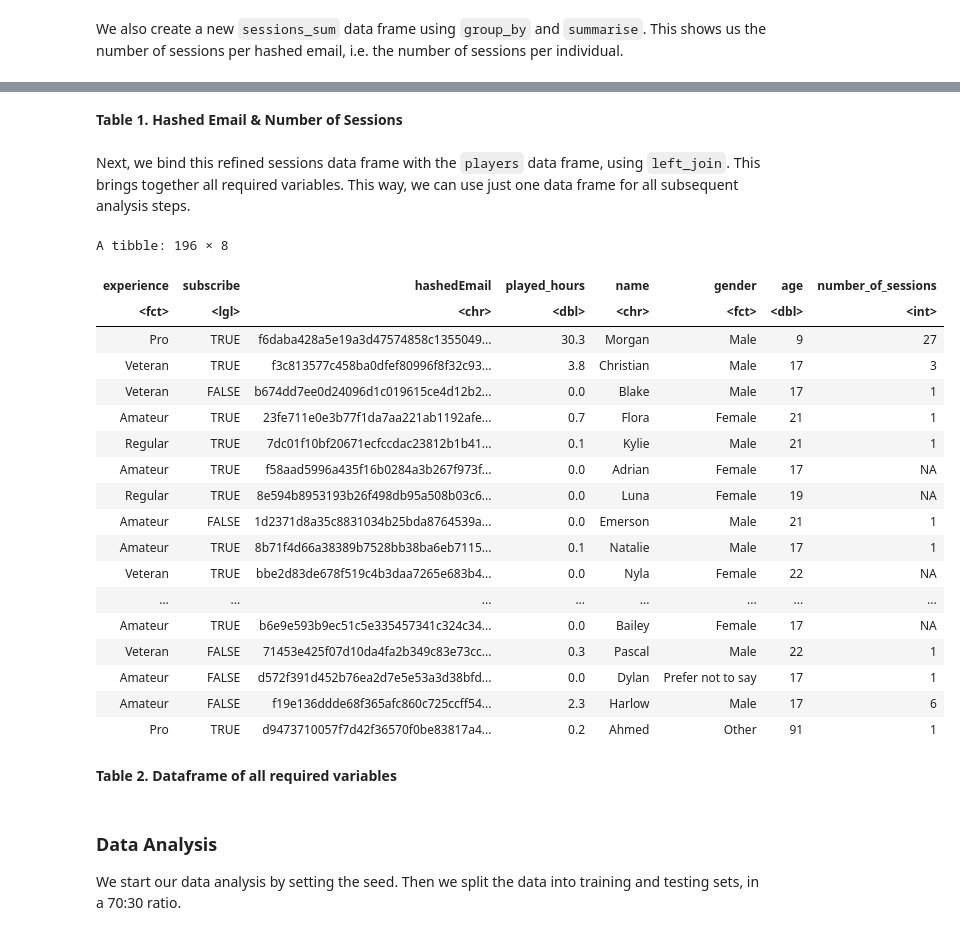
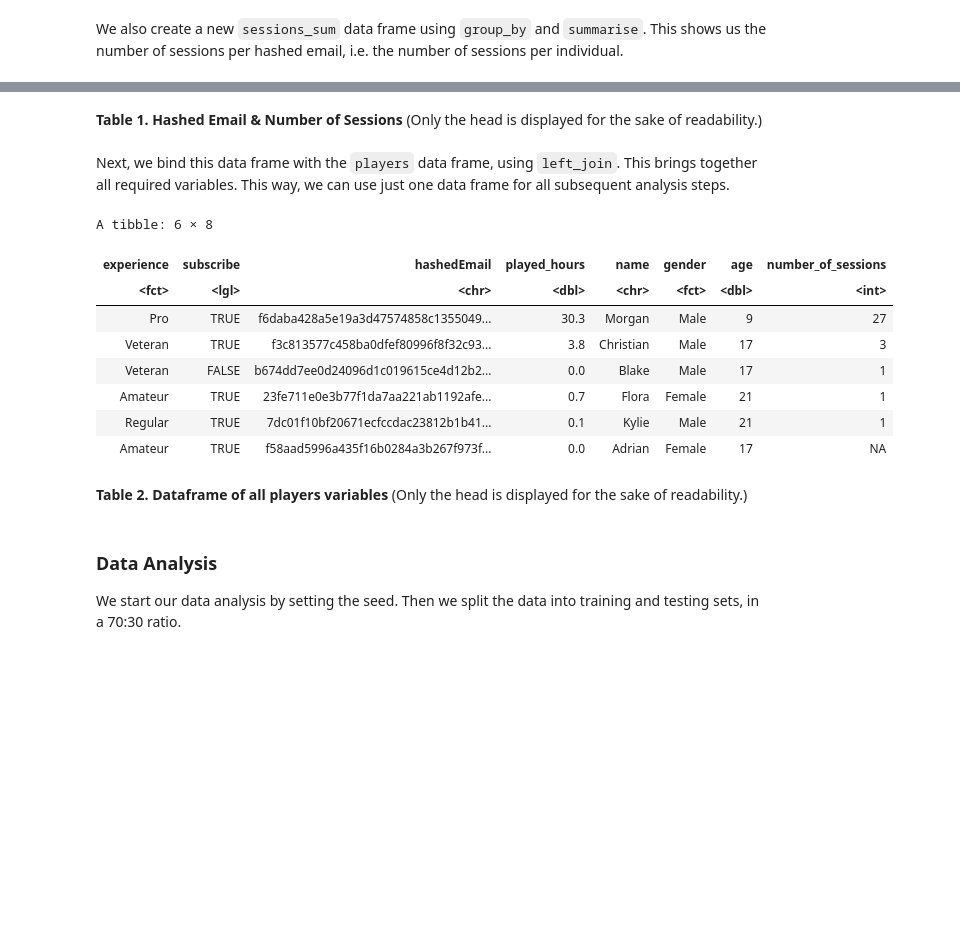
Before and after one commit to Kavisha1141/dsci100_final_project, a Jupyter notebook: project_final_report.ipynb, the cells around one changed output, grey strips where cells are left out. Cells and saved outputs as stored; diff of their text form; code cells hidden in the pictures; blank space fills up the shorter version.

```diff
--- a/project_final_report.ipynb
+++ b/project_final_report.ipynb
@@ -123,33 +113,25 @@ A tibble: 125 × 2
 # %% [markdown]
 **Table 1. Hashed Email & Number of Sessions**
+(Only the head is displayed for the sake of readability.)
 # %% [markdown]
-Next, we bind this refined sessions data frame with the `players` data frame, using `left_join`. This brings together all required variables.  This way, we can use just one data frame for all subsequent analysis steps.
+Next, we bind this data frame with the `players` data frame, using `left_join`. This brings together all required variables.  This way, we can use just one data frame for all subsequent analysis steps.
 # %%
 data <- left_join(players, sessions_sum, by = "hashedEmail")
 
-data
+head(data)
 # %% [output]
-A tibble: 196 × 8
+A tibble: 6 × 8
 | experience | subscribe | hashedEmail | played_hours | name | gender | age | number_of_sessions |
 | <fct> | <lgl> | <chr> | <dbl> | <chr> | <fct> | <dbl> | <int> |
 | Pro | TRUE | f6daba428a5e19a3d47574858c1355049... | 30.3 | Morgan | Male | 9 | 27 |
 | Veteran | TRUE | f3c813577c458ba0dfef80996f8f32c93... | 3.8 | Christian | Male | 17 | 3 |
 | Veteran | FALSE | b674dd7ee0d24096d1c019615ce4d12b2... | 0.0 | Blake | Male | 17 | 1 |
 | Amateur | TRUE | 23fe711e0e3b77f1da7aa221ab1192afe... | 0.7 | Flora | Female | 21 | 1 |
 | Regular | TRUE | 7dc01f10bf20671ecfccdac23812b1b41... | 0.1 | Kylie | Male | 21 | 1 |
 | Amateur | TRUE | f58aad5996a435f16b0284a3b267f973f... | 0.0 | Adrian | Female | 17 | NA |
-| Regular | TRUE | 8e594b8953193b26f498db95a508b03c6... | 0.0 | Luna | Female | 19 | NA |
-| Amateur | FALSE | 1d2371d8a35c8831034b25bda8764539a... | 0.0 | Emerson | Male | 21 | 1 |
-| Amateur | TRUE | 8b71f4d66a38389b7528bb38ba6eb7115... | 0.1 | Natalie | Male | 17 | 1 |
-| Veteran | TRUE | bbe2d83de678f519c4b3daa7265e683b4... | 0.0 | Nyla | Female | 22 | NA |
-| ... | ... | ... | ... | ... | ... | ... | ... |
-| Amateur | TRUE | b6e9e593b9ec51c5e335457341c324c34... | 0.0 | Bailey | Female | 17 | NA |
-| Veteran | FALSE | 71453e425f07d10da4fa2b349c83e73cc... | 0.3 | Pascal | Male | 22 | 1 |
-| Amateur | FALSE | d572f391d452b76ea2d7e5e53a3d38bfd... | 0.0 | Dylan | Prefer not to say | 17 | 1 |
-| Amateur | FALSE | f19e136ddde68f365afc860c725ccff54... | 2.3 | Harlow | Male | 17 | 6 |
-| Pro | TRUE | d9473710057f7d42f36570f0be83817a4... | 0.2 | Ahmed | Other | 91 | 1 |
 # %% [markdown]
-**Table 2. Dataframe of all required variables**
+**Table 2. Dataframe of all players variables**
+(Only the head is displayed for the sake of readability.)
 # %% [markdown]
 <h3>Data Analysis</h3>
 
```
Also changed, not shown: parts of 17 cells of this notebook.
